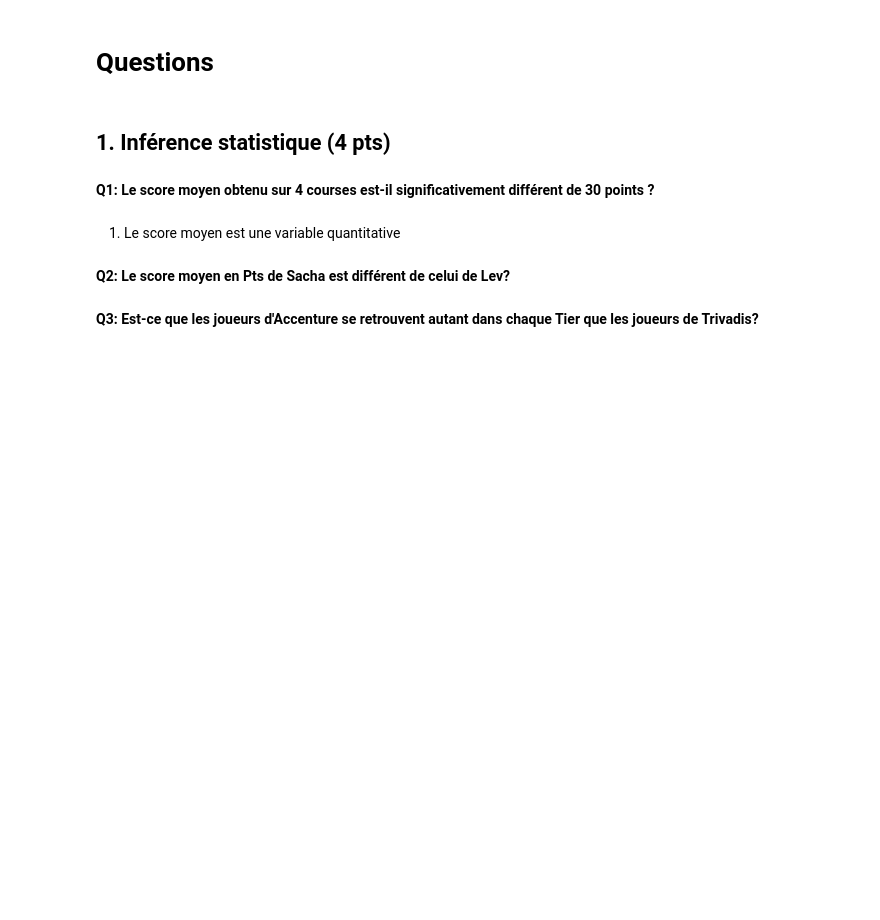
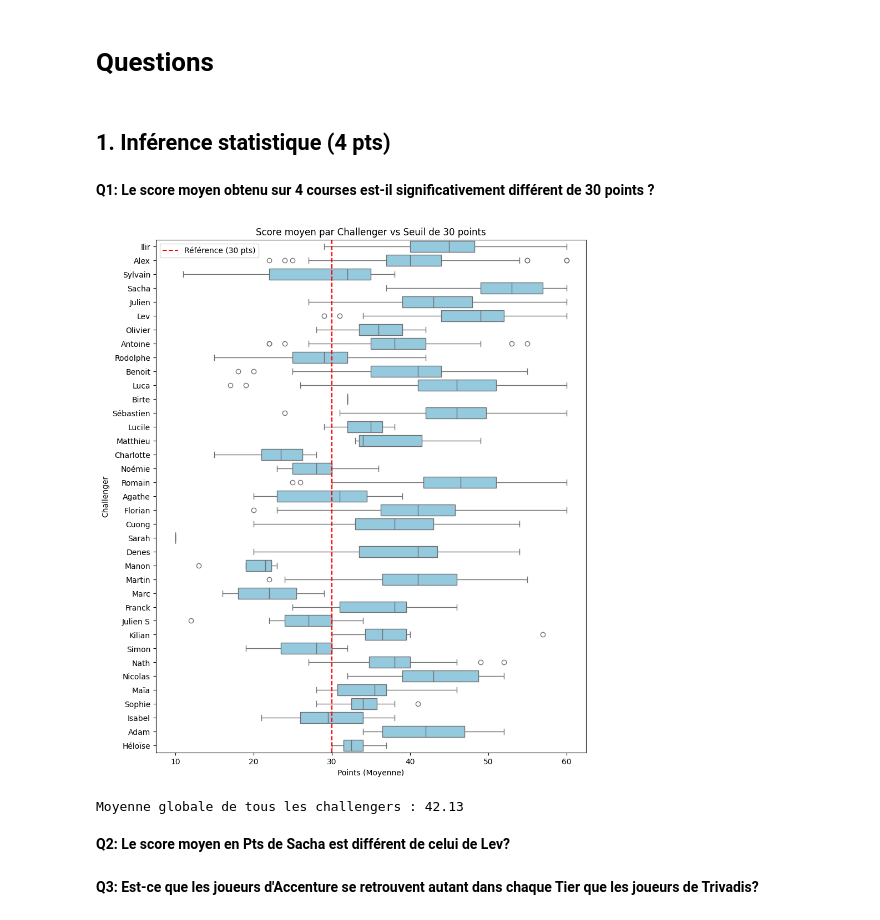
Before and after one commit to eliasdinarica/ProjetAnalyseDonnees, a Jupyter notebook: projet_MK8.ipynb, the cells around one changed output. Drawn from its saved outputs; the diff is of its cells as text; code cells hidden in the pictures; blank space fills up the shorter version.

```diff
--- a/projet_MK8.ipynb
+++ b/projet_MK8.ipynb
@@ -34,8 +36,31 @@ data
 ## 1. Inférence statistique (4 pts)
 # %% [markdown]
 **Q1: Le score moyen obtenu sur 4 courses est-il significativement différent de 30 points ?**
-# %% [markdown]
-1. Le score moyen est une variable quantitative
+# %%
+import matplotlib.pyplot as plt
+import seaborn as sns
+
+
+plt.figure(figsize=(10, 12))
+
+sns.boxplot(data=data, x='Pts', y='Challenger', color='skyblue')
+
+
+plt.axvline(30, color='red', linestyle='--', label='Référence (30 pts)')
+
+
+plt.title("Score moyen par Challenger vs Seuil de 30 points")
+plt.xlabel("Points (Moyenne)")
+plt.ylabel("Challenger")
+plt.legend()
+
+plt.show()
+
+
+print(f"Moyenne globale de tous les challengers : {data['Pts'].mean():.2f}")
+# %% [output]
+[figure, added]
+Moyenne globale de tous les challengers : 42.13
 # %% [markdown]
 **Q2: Le score moyen en Pts de Sacha est différent de celui de Lev?**
 # %% [markdown]
```
Also changed, not shown: parts of 1 cell of this notebook.
